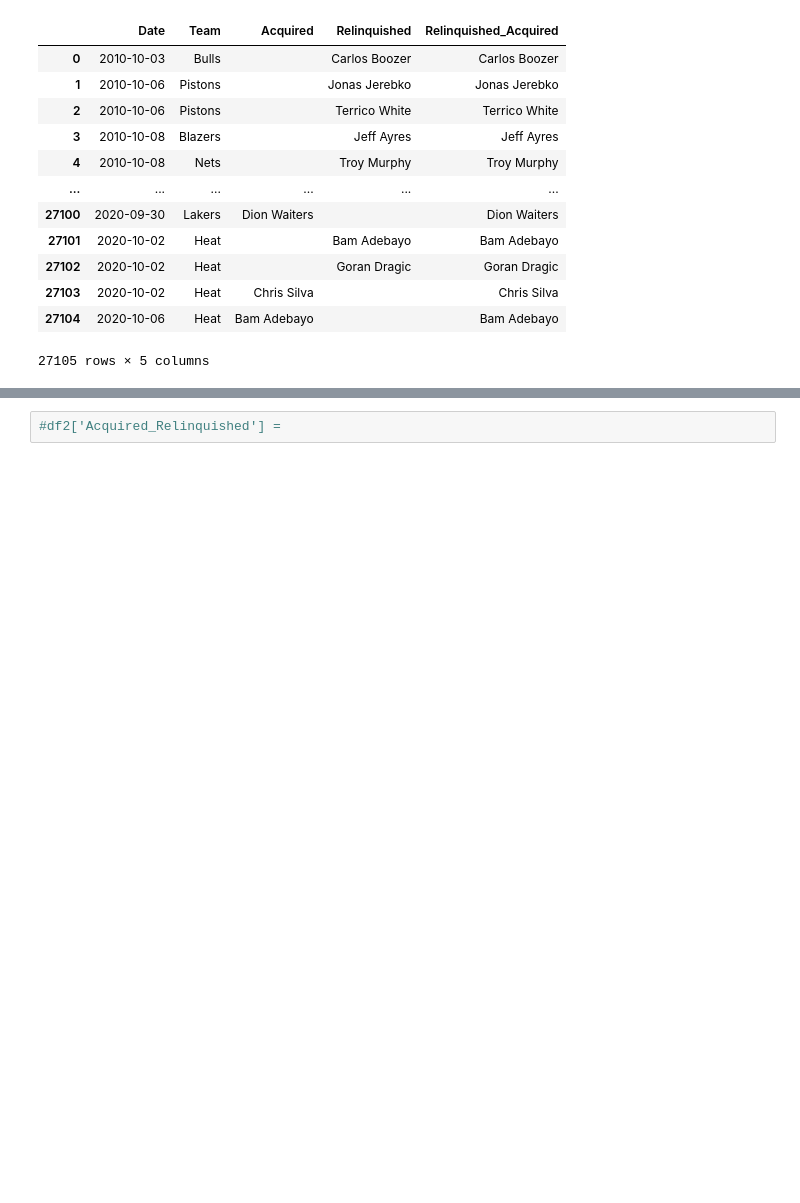
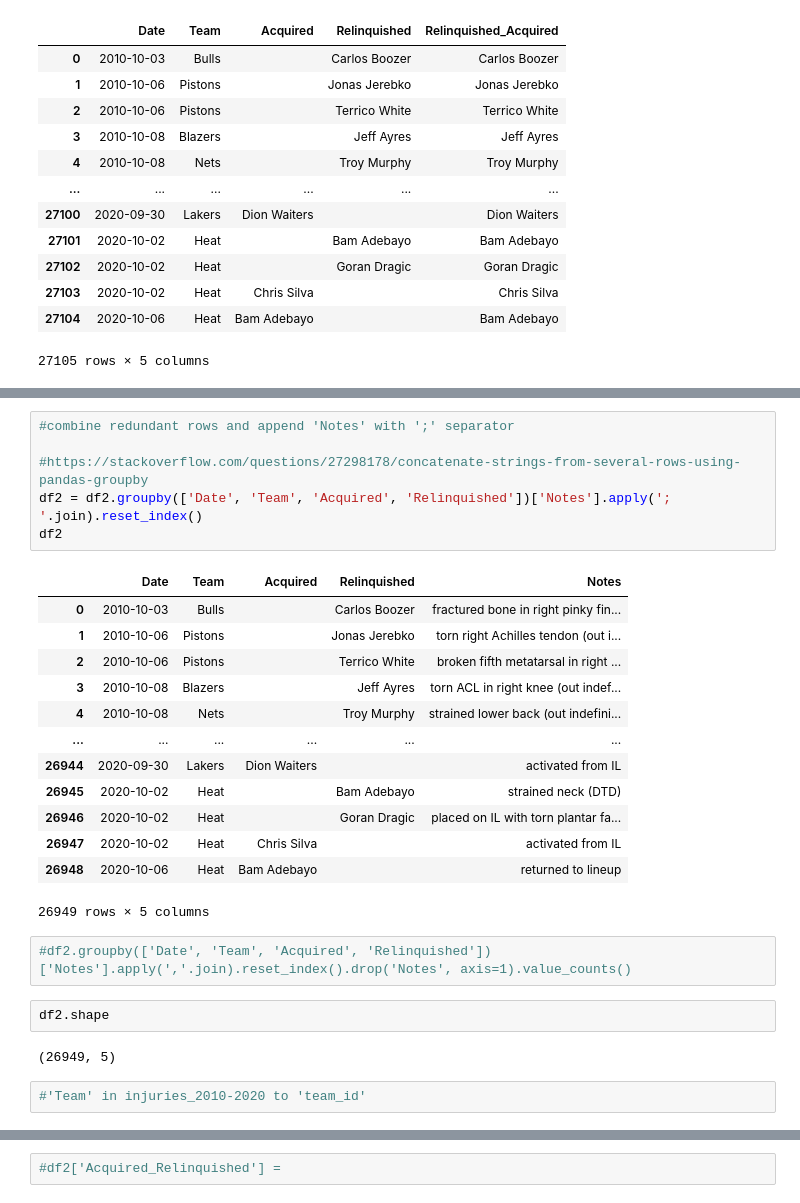
Before and after one commit to pauljacob/DSCapstone2, a Jupyter notebook: 02_Data_Wrangling/02_data_wrangling.ipynb, the cells around one changed output, grey strips where cells are left out. Saved outputs shown, nothing was run; the diff lists cells and outputs as text; blank space fills up the shorter version.

```diff
--- a/02_Data_Wrangling/02_data_wrangling.ipynb
+++ b/02_Data_Wrangling/02_data_wrangling.ipynb
@@ -313,0 +344,28 @@ plt.subplots_adjust(wspace=0.5);
+# %%
+#combine redundant rows and append 'Notes' with ';' separator
+
+#https://stackoverflow.com/questions/27298178/concatenate-strings-from-several-rows-using-pandas-groupby
+df2 = df2.groupby(['Date', 'Team', 'Acquired', 'Relinquished'])['Notes'].apply('; '.join).reset_index()
+df2
+# %% [output]
+|  | Date | Team | Acquired | Relinquished | Notes |
+| 0 | 2010-10-03 | Bulls |  | Carlos Boozer | fractured bone in right pinky fin... |
+| 1 | 2010-10-06 | Pistons |  | Jonas Jerebko | torn right Achilles tendon (out i... |
+| 2 | 2010-10-06 | Pistons |  | Terrico White | broken fifth metatarsal in right ... |
+| 3 | 2010-10-08 | Blazers |  | Jeff Ayres | torn ACL in right knee (out indef... |
+| 4 | 2010-10-08 | Nets |  | Troy Murphy | strained lower back (out indefini... |
+| ... | ... | ... | ... | ... | ... |
+| 26944 | 2020-09-30 | Lakers | Dion Waiters |  | activated from IL |
+| 26945 | 2020-10-02 | Heat |  | Bam Adebayo | strained neck (DTD) |
+| 26946 | 2020-10-02 | Heat |  | Goran Dragic | placed on IL with torn plantar fa... |
+| 26947 | 2020-10-02 | Heat | Chris Silva |  | activated from IL |
+| 26948 | 2020-10-06 | Heat | Bam Adebayo |  | returned to lineup |
+26949 rows × 5 columns
+# %%
+#df2.groupby(['Date', 'Team', 'Acquired', 'Relinquished'])['Notes'].apply(','.join).reset_index().drop('Notes', axis=1).value_counts()
+# %%
+df2.shape
+# %% [output]
+(26949, 5)
+# %%
+#'Team' in injuries_2010-2020 to 'team_id'
```
Also changed, not shown: parts of 21 cells of this notebook, 1 other file.
